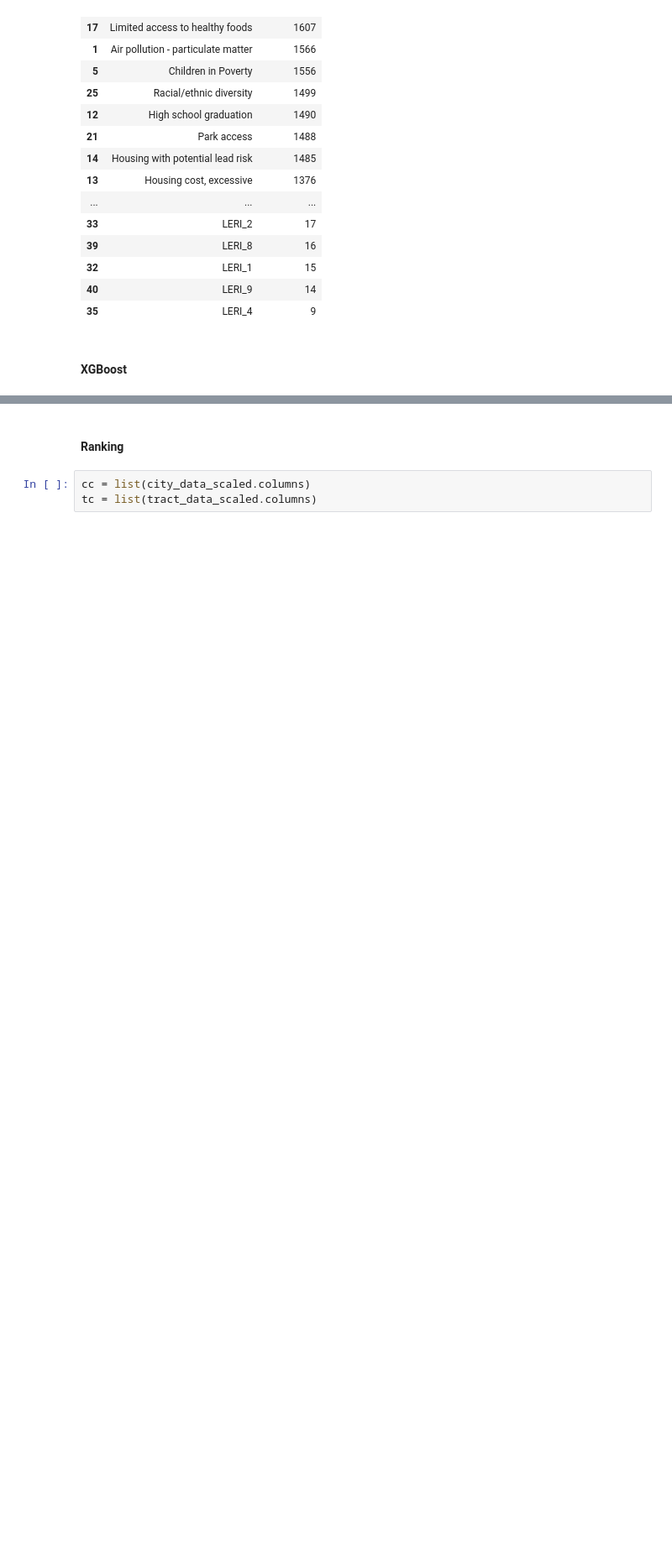
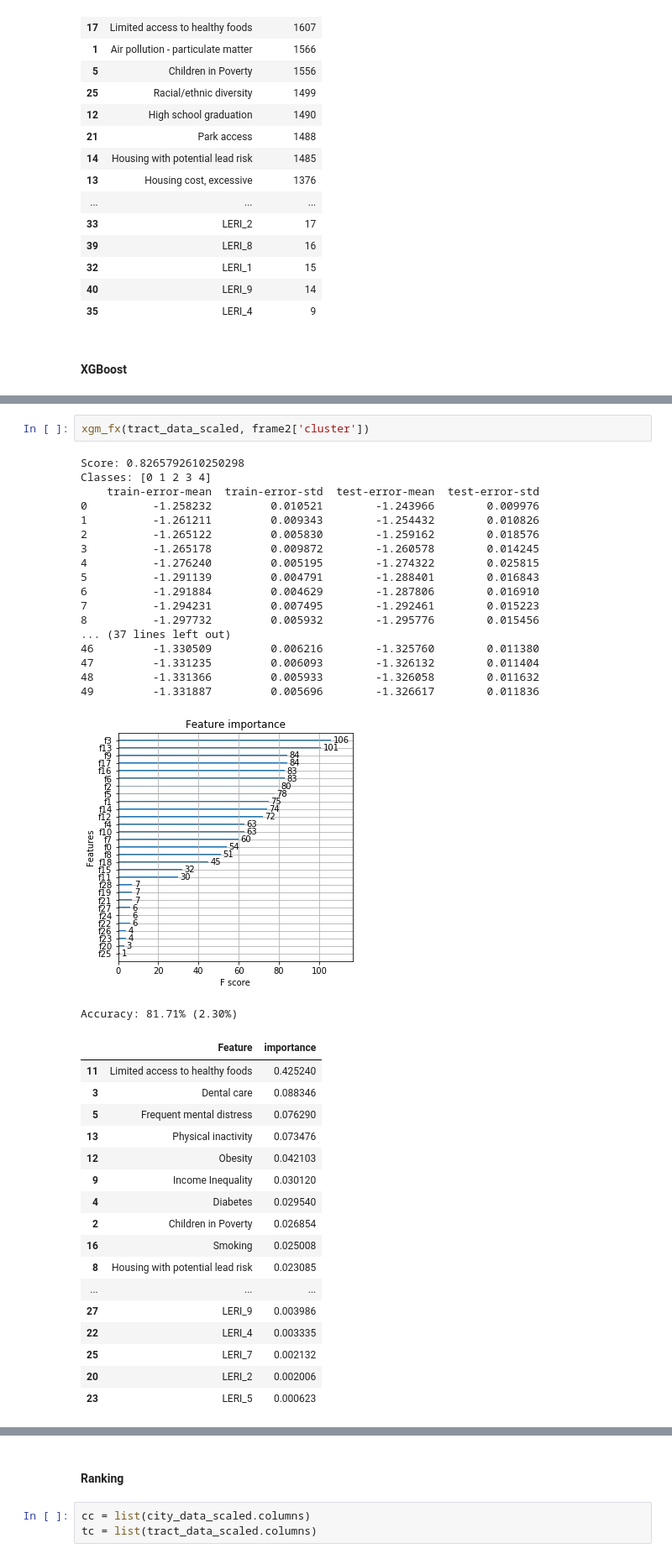
Before and after one commit to lilfetz22/Health_Scores_CAP2, a Jupyter notebook: scripts/Health_Scores_ML.ipynb, the cells around one changed output, grey strips where cells are left out. Shown at 84% size. Saved outputs shown, nothing was run; the diff lists cells and outputs as text; blank space fills up the shorter version.

```diff
--- a/scripts/Health_Scores_ML.ipynb
+++ b/scripts/Health_Scores_ML.ipynb
@@ -574,0 +658,39 @@ Classes: [ 0  1  2  3  4  5  6  7  8  9 10 11 12 13 14 15 16 17 18 19 20 21 22 2
+# %%
+xgm_fx(tract_data_scaled, frame2['cluster'])
+# %% [output]
+Score: 0.8265792610250298
+Classes: [0 1 2 3 4]
+    train-error-mean  train-error-std  test-error-mean  test-error-std
+0          -1.258232         0.010521        -1.243966        0.009976
+1          -1.261211         0.009343        -1.254432        0.010826
+2          -1.265122         0.005830        -1.259162        0.018576
+3          -1.265178         0.009872        -1.260578        0.014245
+4          -1.276240         0.005195        -1.274322        0.025815
+5          -1.291139         0.004791        -1.288401        0.016843
+6          -1.291884         0.004629        -1.287806        0.016910
+7          -1.294231         0.007495        -1.292461        0.015223
+8          -1.297732         0.005932        -1.295776        0.015456
+... (37 lines left out)
+46         -1.330509         0.006216        -1.325760        0.011380
+47         -1.331235         0.006093        -1.326132        0.011404
+48         -1.331366         0.005933        -1.326058        0.011632
+49         -1.331887         0.005696        -1.326617        0.011836
+[figure, added]
+Accuracy: 81.71% (2.30%)
+|  | Feature | importance |
+| 11 | Limited access to healthy foods | 0.425240 |
+| 3 | Dental care | 0.088346 |
+| 5 | Frequent mental distress | 0.076290 |
+| 13 | Physical inactivity | 0.073476 |
+| 12 | Obesity | 0.042103 |
+| 9 | Income Inequality | 0.030120 |
+| 4 | Diabetes | 0.029540 |
+| 2 | Children in Poverty | 0.026854 |
+| 16 | Smoking | 0.025008 |
+| 8 | Housing with potential lead risk | 0.023085 |
+| ... | ... | ... |
+| 27 | LERI_9 | 0.003986 |
+| 22 | LERI_4 | 0.003335 |
+| 25 | LERI_7 | 0.002132 |
+| 20 | LERI_2 | 0.002006 |
+| 23 | LERI_5 | 0.000623 |
```
Also changed, not shown: parts of 16 cells of this notebook.
